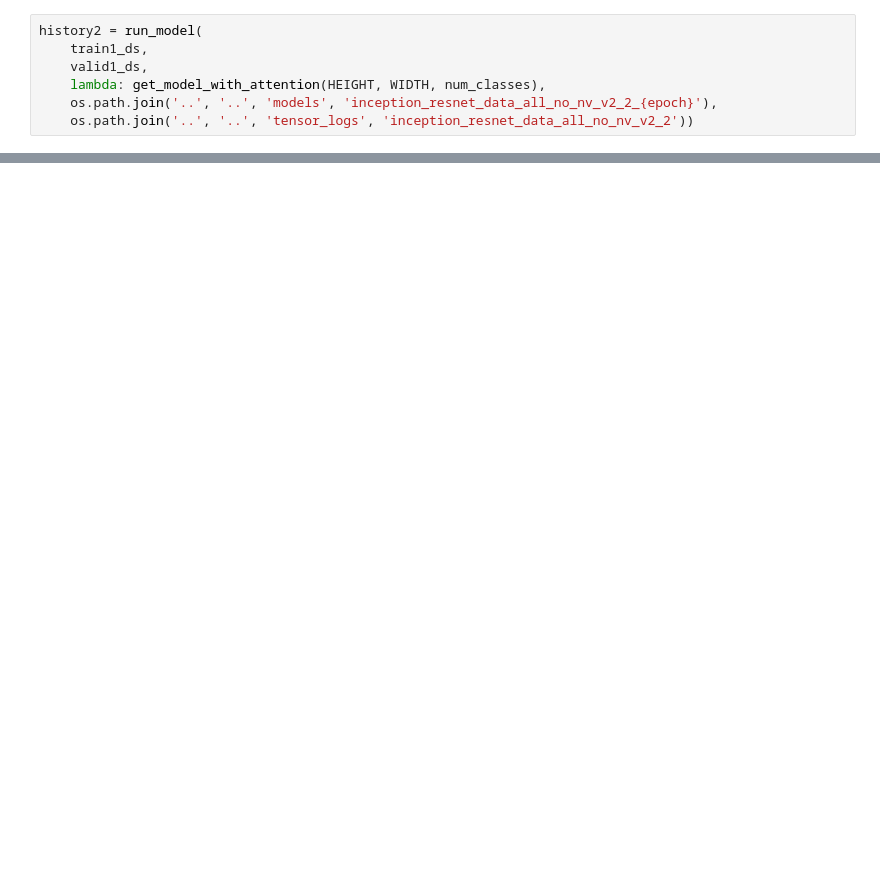
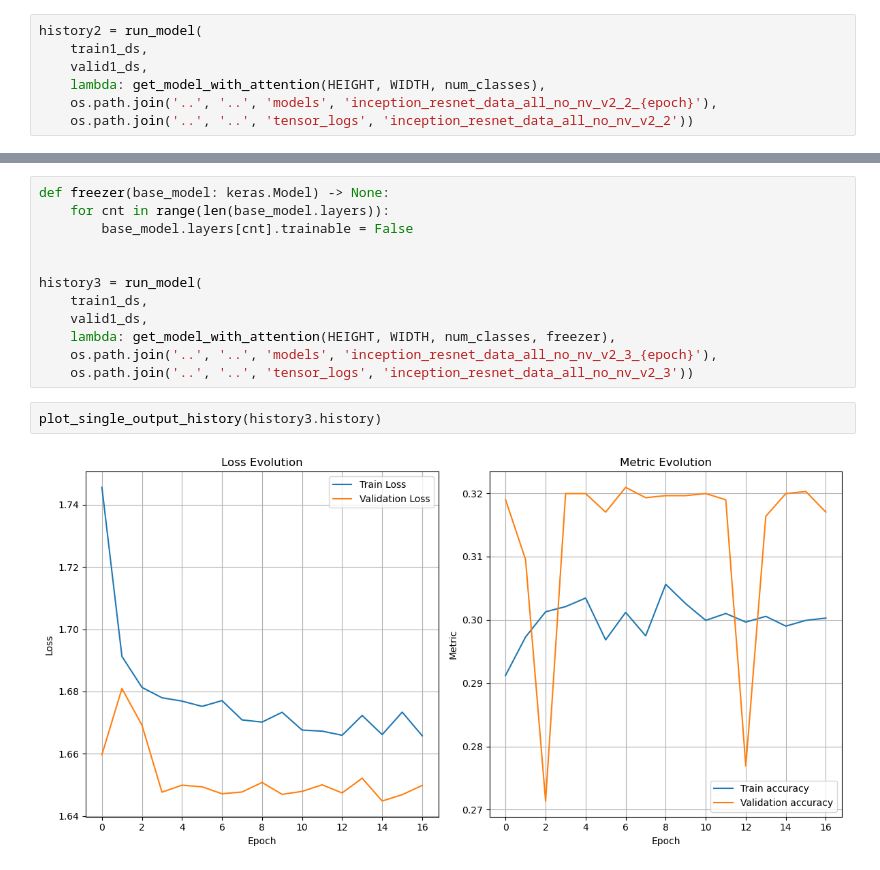
Before and after one commit to mmalek06/praca_inz_nn, a Jupyter notebook: classifiers/joint_datasets_learning/inception_resnet_v2_data_all_no_nv.ipynb, the cells around one changed output, grey strips where cells are left out. Drawn from its saved outputs; the diff is of its cells as text; blank space fills up the shorter version.

```diff
--- a/classifiers/joint_datasets_learning/inception_resnet_v2_data_all_no_nv.ipynb
+++ b/classifiers/joint_datasets_learning/inception_resnet_v2_data_all_no_nv.ipynb
@@ -81,0 +103,16 @@ plot_single_output_history(history2.history)
+# %%
+def freezer(base_model: keras.Model) -> None:
+    for cnt in range(len(base_model.layers)):
+        base_model.layers[cnt].trainable = False
+
+
+history3 = run_model(
+    train1_ds,
+    valid1_ds,
+    lambda: get_model_with_attention(HEIGHT, WIDTH, num_classes, freezer),
+    os.path.join('..', '..', 'models', 'inception_resnet_data_all_no_nv_v2_3_{epoch}'),
+    os.path.join('..', '..', 'tensor_logs', 'inception_resnet_data_all_no_nv_v2_3'))
+# %%
+plot_single_output_history(history3.history)
+# %% [output]
+[figure, added]
```
Also changed, not shown: parts of 9 cells of this notebook, 11 other files.
